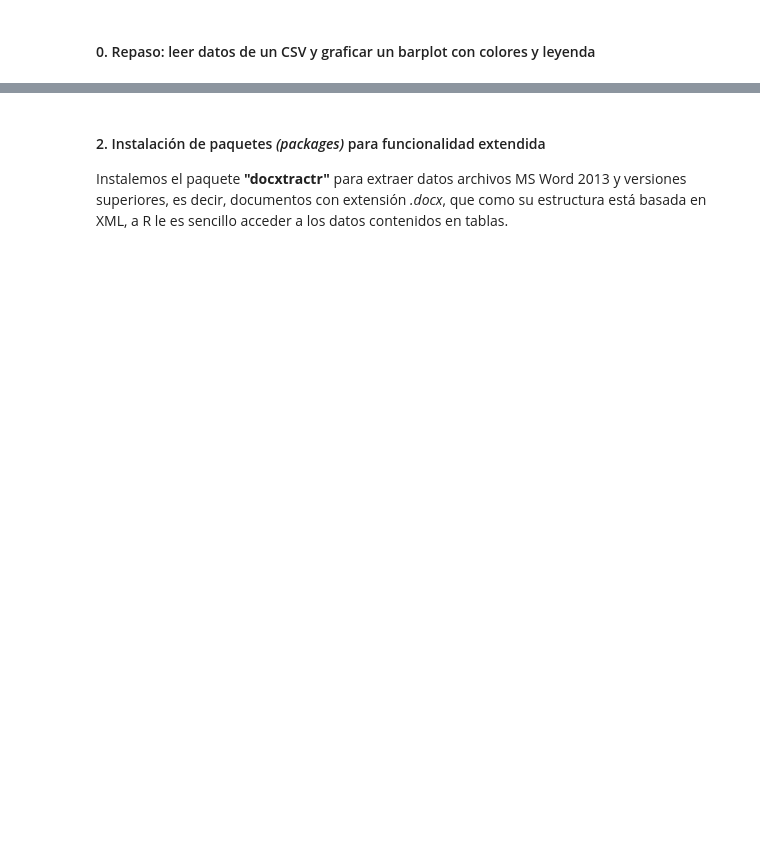
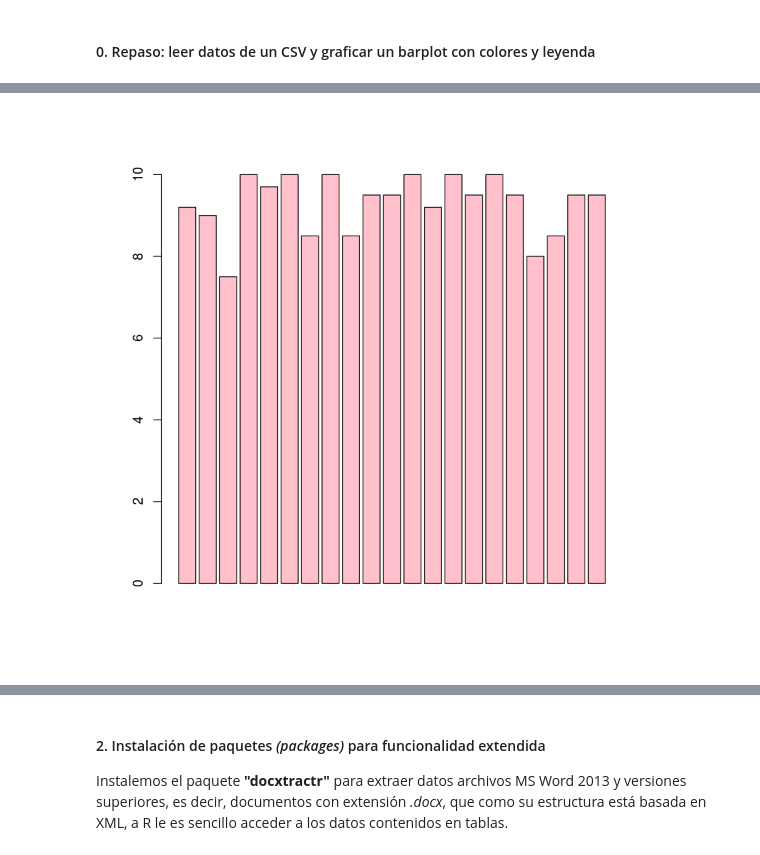
Before and after one commit to juanpedrovasquez/CUCII-StatsEdu, a Jupyter notebook: 02_Apuntes.ipynb, the cells around one changed output, grey strips where cells are left out. Saved outputs shown, nothing was run; the diff lists cells and outputs as text; code cells hidden in the pictures; blank space fills up the shorter version.

```diff
--- a/02_Apuntes.ipynb
+++ b/02_Apuntes.ipynb
@@ -9,0 +32,5 @@
+# %%
+#pongamos colores
+barplot(datos$bim.calif.2,col="pink")
+# %% [output]
+[figure, added]
```
Also changed, not shown: parts of 34 cells of this notebook.
